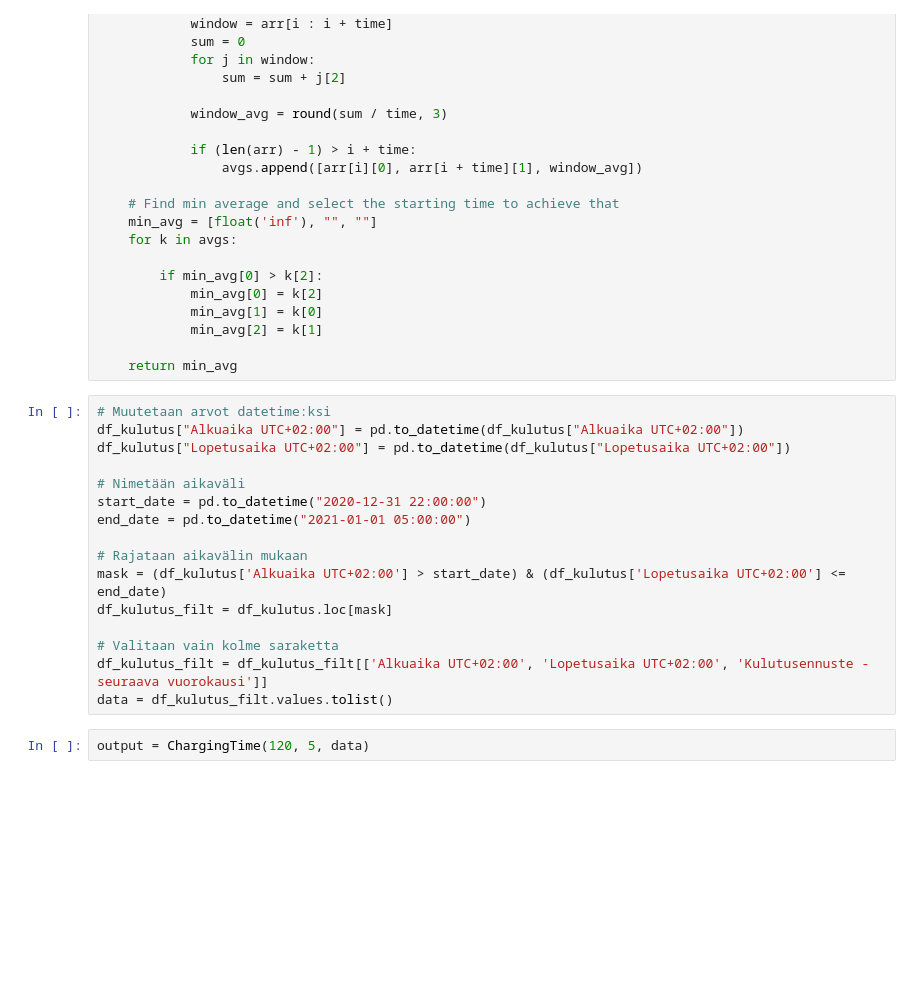
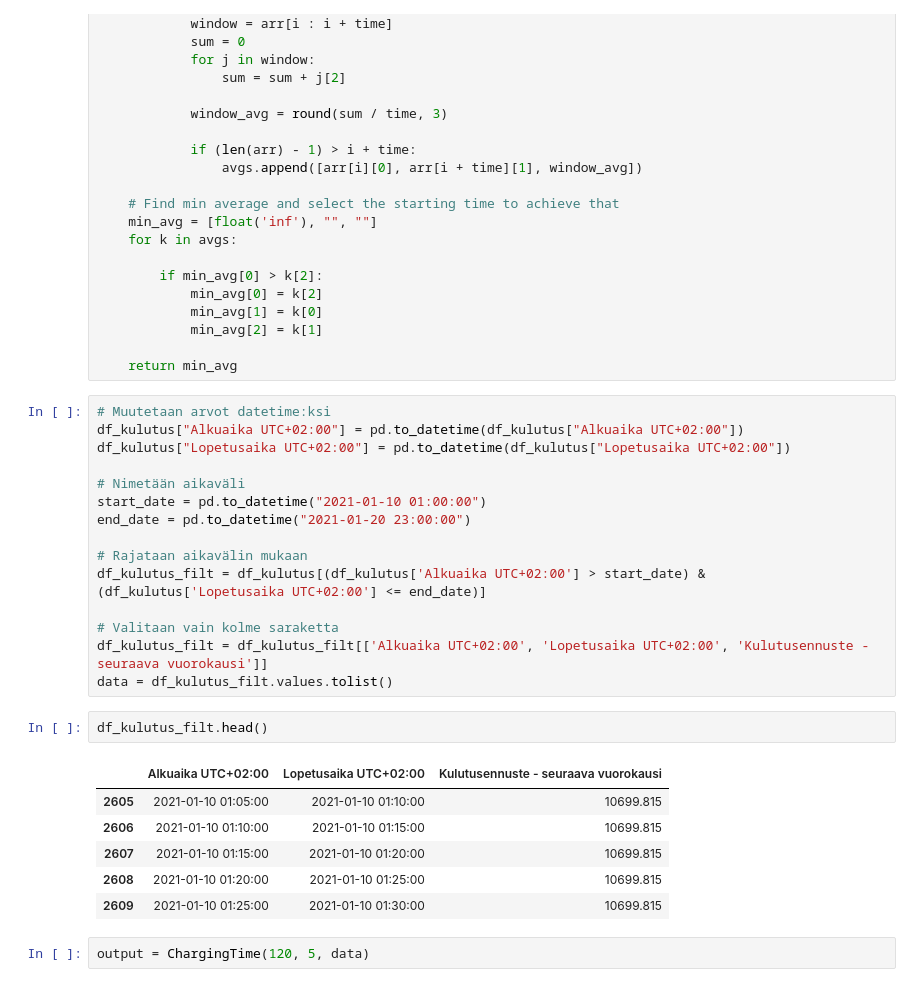
Before and after one commit to valtterisa/junction2022, a Jupyter notebook: Code/code.ipynb, the cells around one changed output. Drawn from its saved outputs; the diff is of its cells as text; blank space fills up the shorter version.

```diff
--- a/Code/code.ipynb
+++ b/Code/code.ipynb
@@ -47,16 +47,24 @@ df_kulutus["Alkuaika UTC+02:00"] = pd.to_datetime(df_kulutus["Alkuaika UTC+02:00
 df_kulutus["Lopetusaika UTC+02:00"] = pd.to_datetime(df_kulutus["Lopetusaika UTC+02:00"])
 
 # Nimetään aikaväli
-start_date = pd.to_datetime("2020-12-31 22:00:00")
-end_date = pd.to_datetime("2021-01-01 05:00:00")
+start_date = pd.to_datetime("2021-01-10 01:00:00")
+end_date = pd.to_datetime("2021-01-20 23:00:00")
 
 # Rajataan aikavälin mukaan
-mask = (df_kulutus['Alkuaika UTC+02:00'] > start_date) & (df_kulutus['Lopetusaika UTC+02:00'] <= end_date)
-df_kulutus_filt = df_kulutus.loc[mask]
+df_kulutus_filt = df_kulutus[(df_kulutus['Alkuaika UTC+02:00'] > start_date) & (df_kulutus['Lopetusaika UTC+02:00'] <= end_date)]
 
 # Valitaan vain kolme saraketta
 df_kulutus_filt = df_kulutus_filt[['Alkuaika UTC+02:00', 'Lopetusaika UTC+02:00', 'Kulutusennuste - seuraava vuorokausi']]
 data = df_kulutus_filt.values.tolist()
+# %%
+df_kulutus_filt.head()
+# %% [output]
+|  | Alkuaika UTC+02:00 | Lopetusaika UTC+02:00 | Kulutusennuste - seuraava vuorokausi |
+| 2605 | 2021-01-10 01:05:00 | 2021-01-10 01:10:00 | 10699.815 |
+| 2606 | 2021-01-10 01:10:00 | 2021-01-10 01:15:00 | 10699.815 |
+| 2607 | 2021-01-10 01:15:00 | 2021-01-10 01:20:00 | 10699.815 |
+| 2608 | 2021-01-10 01:20:00 | 2021-01-10 01:25:00 | 10699.815 |
+| 2609 | 2021-01-10 01:25:00 | 2021-01-10 01:30:00 | 10699.815 |
 # %%
 output = ChargingTime(120, 5, data)
 # %%
```
Also changed, not shown: parts of 1 cell of this notebook.
